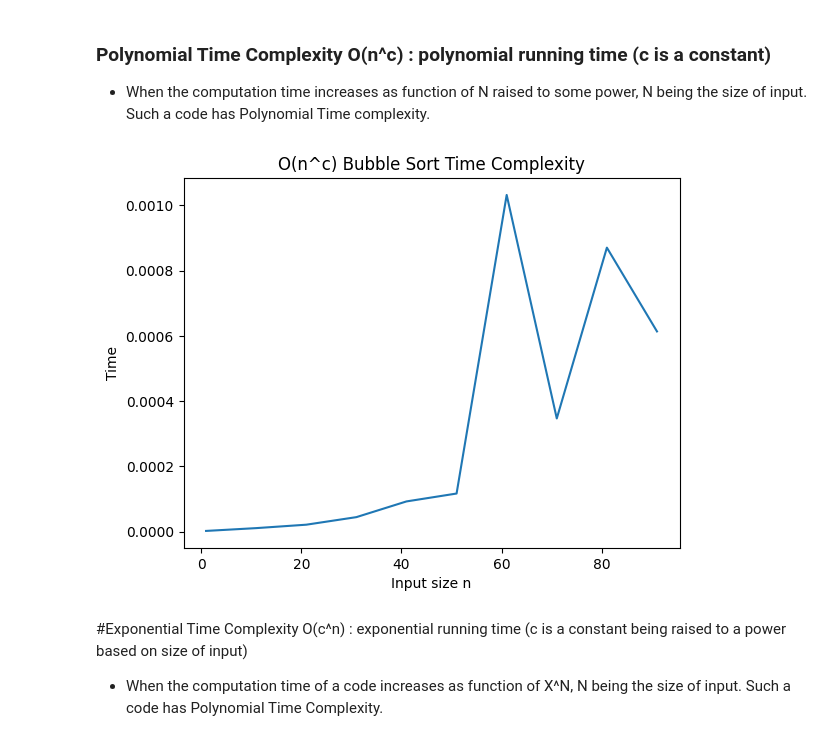
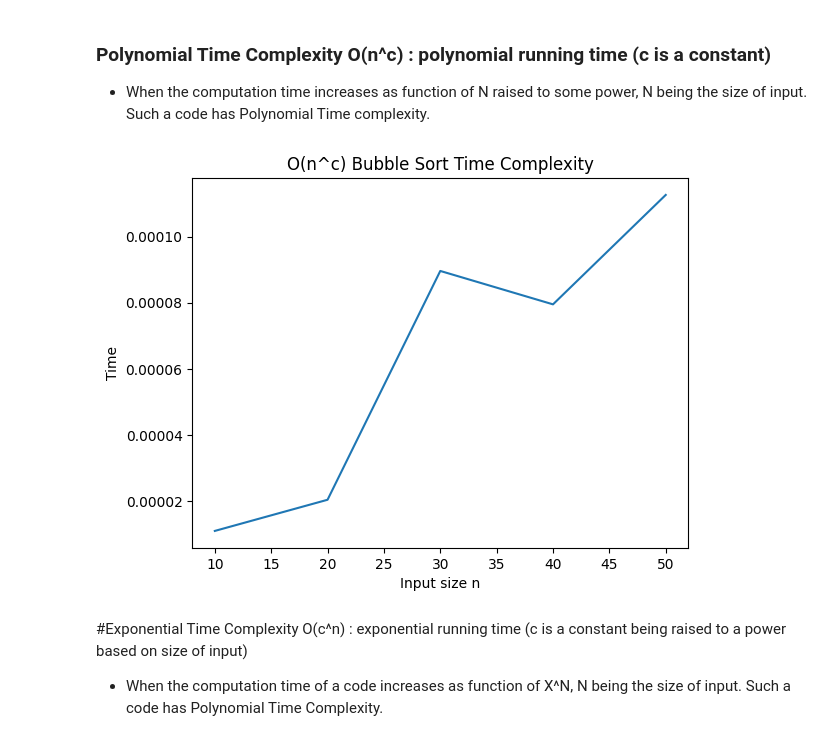
Before and after one commit to Harshitd1/algoAndProblemSolving, a Jupyter notebook: Lab_3_Growth_of_function.ipynb, the cells around one changed output. Drawn from its saved outputs; the diff is of its cells as text; code cells hidden in the pictures.

```diff
--- a/Lab_3_Growth_of_function.ipynb
+++ b/Lab_3_Growth_of_function.ipynb
@@ -172,0 +165,38 @@ def merge_sort(arr):
+# %%
+#Prob_5 Take Suitable example and write function that runs in log-linear time. plot the graph as well, similar to above example.
+def merge_sort(arr):
+  if len(arr) <= 1:
+        return arr
+  m = len(arr) // 2
+  l = arr[:m]
+  r = arr[m:]
+  l = merge_sort(l)
+  r = merge_sort(r)
+  return merge(l, r)
+def merge(l, r):
+    res = []
+    i = j = 0
+    while i < len(l) and j < len(r):
+        if l[i] <= r[j]:
+            res.append(l[i])
+            i += 1
+        else:
+            res.append(r[j])
+            j += 1
+    res.extend(l[i:])
+    res.extend(r[j:])
+    return res
+
+n_values = list(range(10, 200, 20))
+time_values = []
+for n in n_values:
+    data = range(n * 10)
+    start = time.perf_counter()
+    merge_sort(data)
+    end = time.perf_counter()
+    time_values.append(end - start)
+plt.plot(n_values, time_values)
+plt.xlabel("Input size (n)")
+plt.ylabel("Time")
+plt.title("O(n log n) Merge Sort Time Complexity")
+plt.show()
@@ -177,31 +209,31 @@ def merge_sort(arr):
 # %%
 # Prob_6 Take Suitable example and write function that runs in polynomial running time. plot the graph as well, similar to above example
 import time
 def bubble_sort(arr):
   n = len(arr)
   for i in range(n):
     for j in range(0, n - i - 1):
         if arr[j] > arr[j + 1]:
             arr[j], arr[j + 1] = arr[j + 1], arr[j]
   return arr
-n_values = list(range(1,101, 10))
+n_values = list(range(10,60, 10))
 time_values = []
 
 for n in n_values:
     data = list(range(n,0,-1))
     start=time.perf_counter()
     bubble_sort(data)
     end=time.perf_counter()
     time_values.append(end-start)
 
 plt.figure()
 plt.plot(n_values, time_values)
 plt.xlabel("Input size n")
 plt.ylabel("Time")
 plt.title("O(n^c) Bubble Sort Time Complexity")
 plt.show()
 # %% [output]
-[figure, old version]
+[figure, new version]
 # %% [markdown]
 #Exponential Time Complexity O(c^n) : exponential running time (c is a constant being raised to a power based on size of input)
 
```
Also changed, not shown: parts of 9 cells of this notebook.
